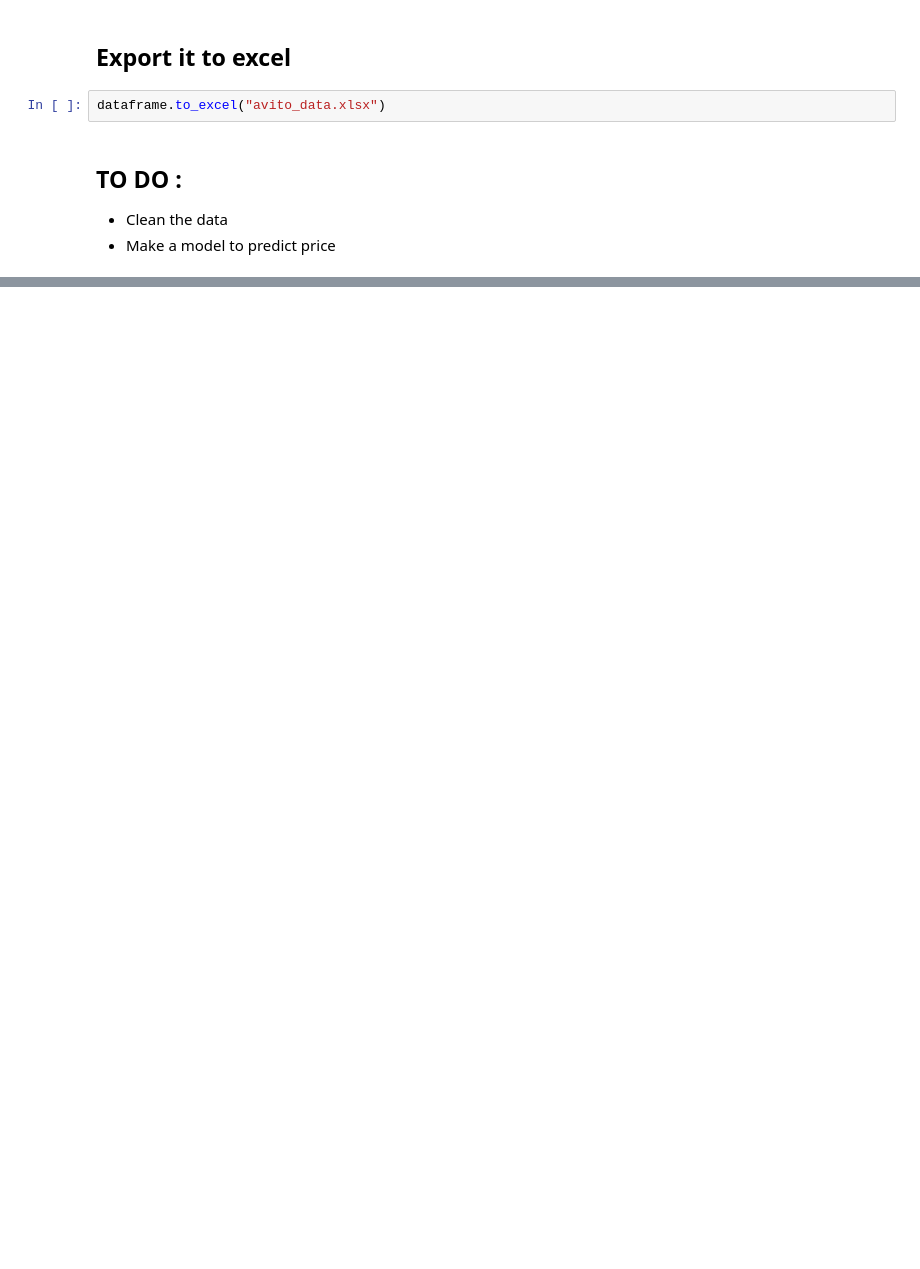
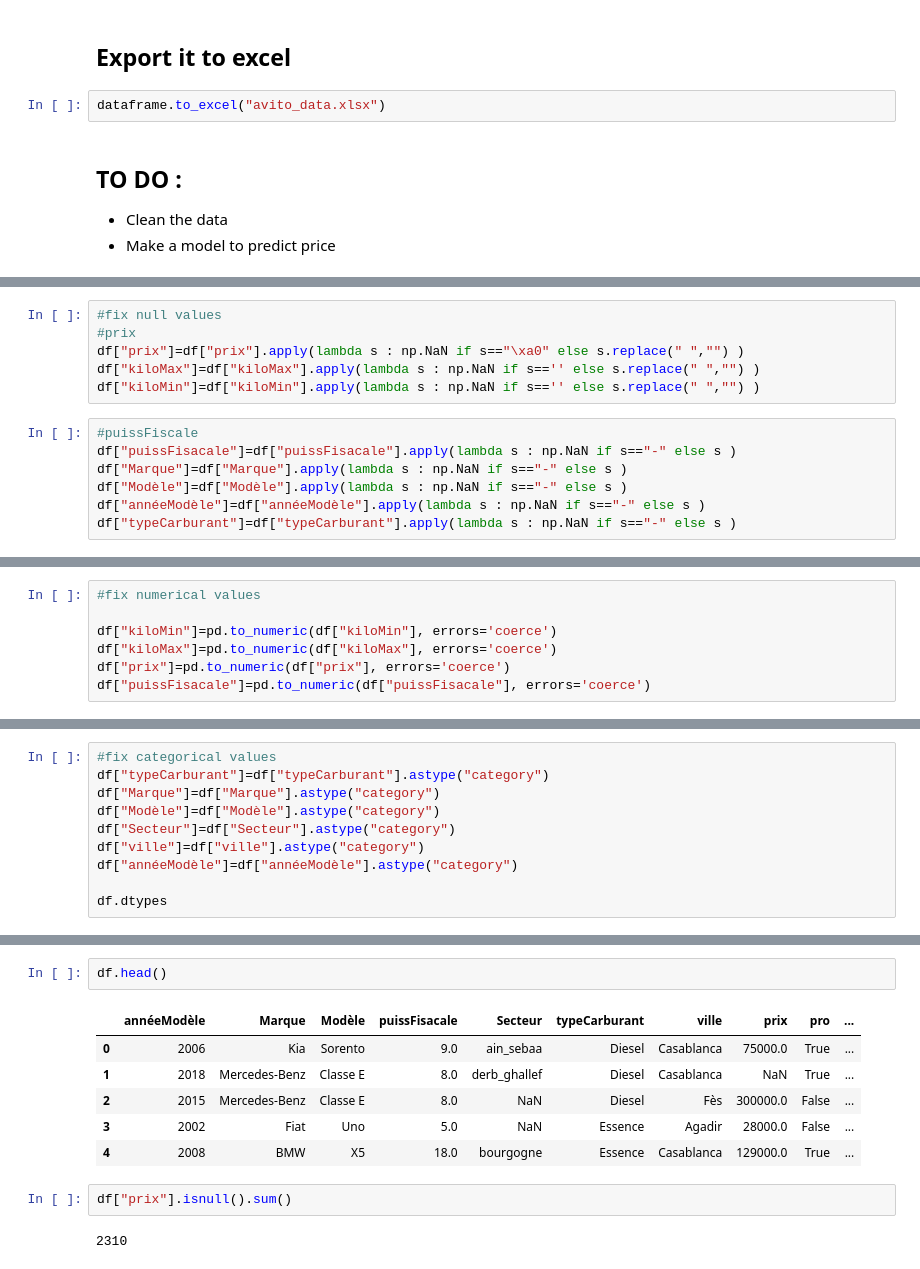
Before and after one commit to tariqmassaoudi/Avito-Crawler, a Jupyter notebook: Avito Car Crawler.ipynb, the cells around one changed output, grey strips where cells are left out. Saved outputs shown, nothing was run; the diff lists cells and outputs as text; blank space fills up the shorter version.

```diff
--- a/Avito Car Crawler.ipynb
+++ b/Avito Car Crawler.ipynb
@@ -87,0 +180,13 @@ dataframe.to_excel("avito_data.xlsx")
+# %%
+#fix null values
+#prix
+df["prix"]=df["prix"].apply(lambda s : np.NaN if s=="\xa0" else s.replace(" ","") )
+df["kiloMax"]=df["kiloMax"].apply(lambda s : np.NaN if s=='' else s.replace(" ","") )
+df["kiloMin"]=df["kiloMin"].apply(lambda s : np.NaN if s=='' else s.replace(" ","") )
+# %%
+#puissFiscale
+df["puissFisacale"]=df["puissFisacale"].apply(lambda s : np.NaN if s=="-" else s )
+df["Marque"]=df["Marque"].apply(lambda s : np.NaN if s=="-" else s )
+df["Modèle"]=df["Modèle"].apply(lambda s : np.NaN if s=="-" else s )
+df["annéeModèle"]=df["annéeModèle"].apply(lambda s : np.NaN if s=="-" else s )
+df["typeCarburant"]=df["typeCarburant"].apply(lambda s : np.NaN if s=="-" else s )
@@ -87,0 +197,7 @@ dataframe.to_excel("avito_data.xlsx")
+# %%
+#fix numerical values
+
+df["kiloMin"]=pd.to_numeric(df["kiloMin"], errors='coerce')
+df["kiloMax"]=pd.to_numeric(df["kiloMax"], errors='coerce')
+df["prix"]=pd.to_numeric(df["prix"], errors='coerce')
+df["puissFisacale"]=pd.to_numeric(df["puissFisacale"], errors='coerce')
@@ -87,0 +219,10 @@ dataframe.to_excel("avito_data.xlsx")
+# %%
+#fix categorical values
+df["typeCarburant"]=df["typeCarburant"].astype("category")
+df["Marque"]=df["Marque"].astype("category")
+df["Modèle"]=df["Modèle"].astype("category")
+df["Secteur"]=df["Secteur"].astype("category")
+df["ville"]=df["ville"].astype("category")
+df["annéeModèle"]=df["annéeModèle"].astype("category")
+
+df.dtypes
@@ -87,0 +242,13 @@ dataframe.to_excel("avito_data.xlsx")
+# %%
+df.head()
+# %% [output]
+|  | annéeModèle | Marque | Modèle | puissFisacale | Secteur | typeCarburant | ville | prix | pro | ... |
+| 0 | 2006 | Kia | Sorento | 9.0 | ain_sebaa | Diesel | Casablanca | 75000.0 | True | ... |
+| 1 | 2018 | Mercedes-Benz | Classe E | 8.0 | derb_ghallef | Diesel | Casablanca | NaN | True | ... |
+| 2 | 2015 | Mercedes-Benz | Classe E | 8.0 | NaN | Diesel | Fès | 300000.0 | False | ... |
+| 3 | 2002 | Fiat | Uno | 5.0 | NaN | Essence | Agadir | 28000.0 | False | ... |
+| 4 | 2008 | BMW | X5 | 18.0 | bourgogne | Essence | Casablanca | 129000.0 | True | ... |
+# %%
+df["prix"].isnull().sum()
+# %% [output]
+2310
```
Also changed, not shown: parts of 19 cells of this notebook, 1 other file.
